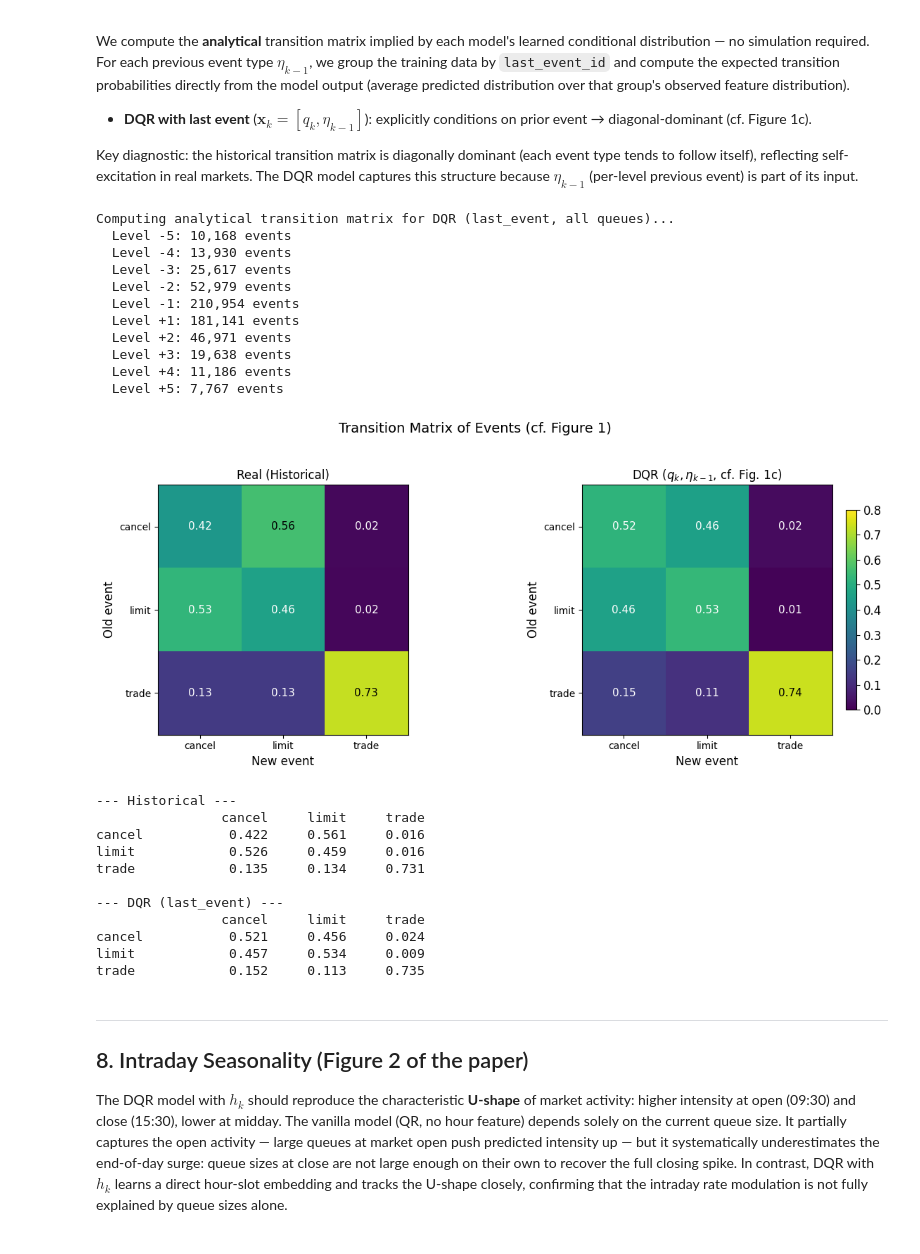
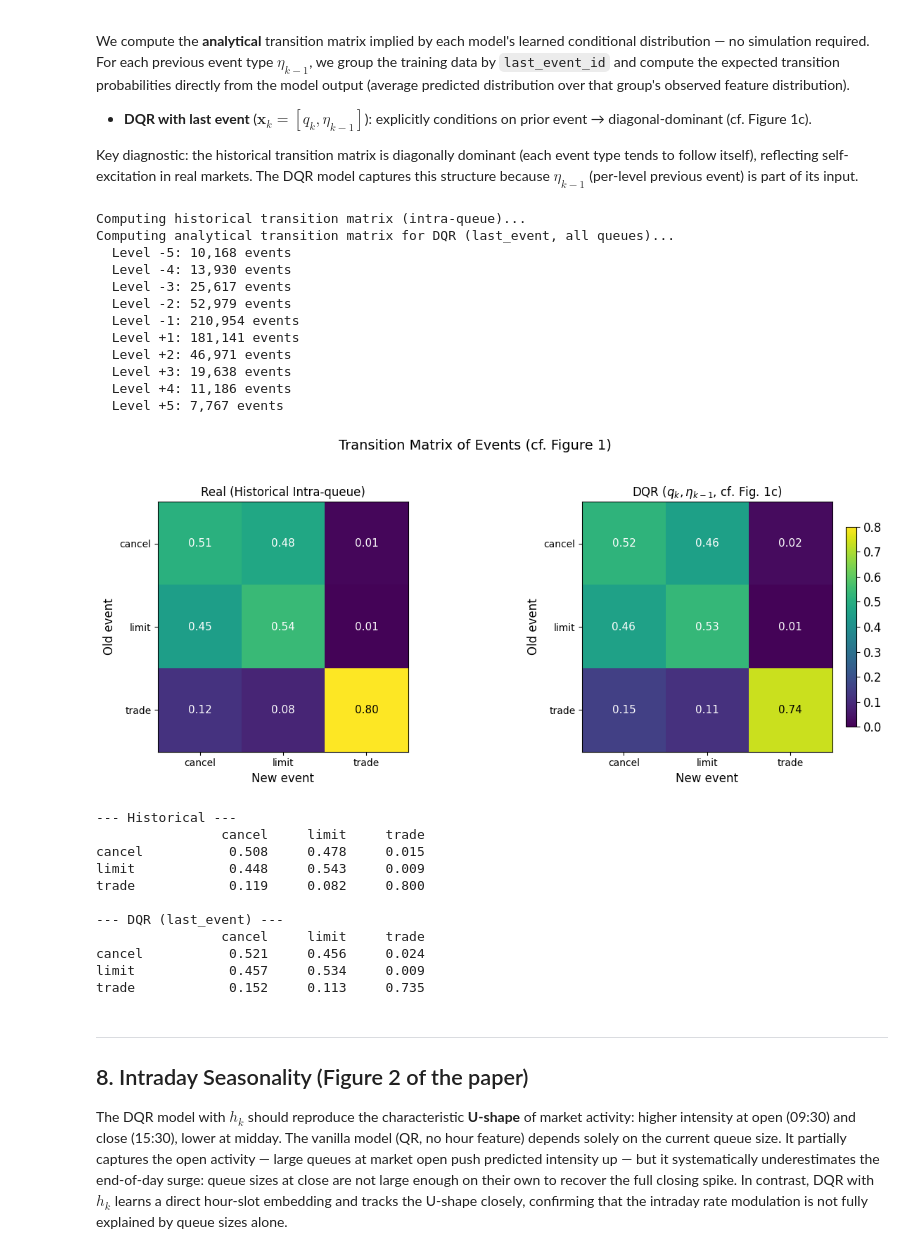
Before and after one commit to archer-paul/DeepQR-Microstructure, a Jupyter notebook: 02_dqr_model.ipynb, the cells around one changed output. Cells and saved outputs as stored; diff of their text form; code cells hidden in the pictures.

```diff
--- a/02_dqr_model.ipynb
+++ b/02_dqr_model.ipynb
@@ -784,17 +784,6 @@ def compute_analytical_transition(model, df, features, device, batch_size=8192):
     return P, counts
 
 
-def compute_transition_matrix_hist(seq, n=3):
-    """Count consecutive-pair transitions in an event-type sequence."""
-    M = np.zeros((n, n), dtype=float)
-    for a, b in zip(seq[:-1], seq[1:]):
-        if 0 <= a < n and 0 <= b < n:
-            M[a, b] += 1.0
-    row_sums = M.sum(axis=1, keepdims=True)
-    row_sums[row_sums == 0] = 1
-    return M / row_sums
-
-
 def plot_transition_matrices(matrices, titles, labels=['cancel', 'limit', 'trade']):
     n = len(matrices)
     fig, axes = plt.subplots(1, n, figsize=(6 * n, 5))
@@ -816,9 +805,19 @@ def plot_transition_matrices(matrices, titles, labels=['cancel', 'limit', 'trade
     plt.tight_layout(); plt.show()
 
 
-# --- Historical transition matrix (from full global event sequence) ---
-hist_seq_full = df_train['event_id'].values
-M_hist = compute_transition_matrix_hist(hist_seq_full)
+# --- Historical transition matrix (Intra-queue / per-level) ---
+print("Computing historical transition matrix (intra-queue)...")
+M_hist_counts = np.zeros((3, 3))
+
+for lvl_tm in levels_all:
+    seq_lvl = df_train[df_train['lvl'] == lvl_tm]['event_id'].values
+    for a, b in zip(seq_lvl[:-1], seq_lvl[1:]):
+        if 0 <= a < 3 and 0 <= b < 3:
+            M_hist_counts[a, b] += 1.0
+
+row_sums = M_hist_counts.sum(axis=1, keepdims=True)
+row_sums[row_sums == 0] = 1
+M_hist = M_hist_counts / row_sums
 
 # --- Analytical transition matrix for DQR (last_event model, aggregated over all queues) ---
 print("Computing analytical transition matrix for DQR (last_event, all queues)...")
@@ -834,40 +833,41 @@ for lvl_tm in levels_all:
     print(f"  Level {lvl_tm:+d}: {int(w):,} events")
 M_dqr = M_dqr_total / M_dqr_total.sum(axis=1, keepdims=True)
 
 # Internal order: 0=L, 1=C, 2=M.  Reorder to paper display [C, L, M].
 p = [1, 0, 2]
 
 plot_transition_matrices(
     [M_hist[np.ix_(p, p)], M_dqr[np.ix_(p, p)]],
-    ['Real (Historical)', 'DQR ($q_k, \\eta_{k-1}$, cf. Fig. 1c)'],
+    ['Real (Historical Intra-queue)', 'DQR ($q_k, \\eta_{k-1}$, cf. Fig. 1c)'],
     labels=['cancel', 'limit', 'trade']
 )
 
 labels_txt = ['cancel', 'limit', 'trade']
 for name, M in [('Historical',       M_hist[np.ix_(p, p)]),
                 ('DQR (last_event)', M_dqr[np.ix_(p, p)])]:
     print(f"\n--- {name} ---")
     print(f"{'':12s}" + "".join(f"{l:>10s}" for l in labels_txt))
     for i, row_lbl in enumerate(labels_txt):
         print(f"{row_lbl:<12s}" + "".join(f"{M[i,j]:10.3f}" for j in range(3)))
 # %% [output]
+Computing historical transition matrix (intra-queue)...
 Computing analytical transition matrix for DQR (last_event, all queues)...
   Level -5: 10,168 events
   Level -4: 13,930 events
   Level -3: 25,617 events
   Level -2: 52,979 events
   Level -1: 210,954 events
   Level +1: 181,141 events
   Level +2: 46,971 events
   Level +3: 19,638 events
   Level +4: 11,186 events
   Level +5: 7,767 events
-[figure, old version]
+[figure, new version]
 --- Historical ---
                 cancel     limit     trade
-cancel           0.422     0.561     0.016
-limit            0.526     0.459     0.016
-trade            0.135     0.134     0.731
+cancel           0.508     0.478     0.015
+limit            0.448     0.543     0.009
+trade            0.119     0.082     0.800
 
 --- DQR (last_event) ---
                 cancel     limit     trade
```
Also changed, not shown: 1 other file.
